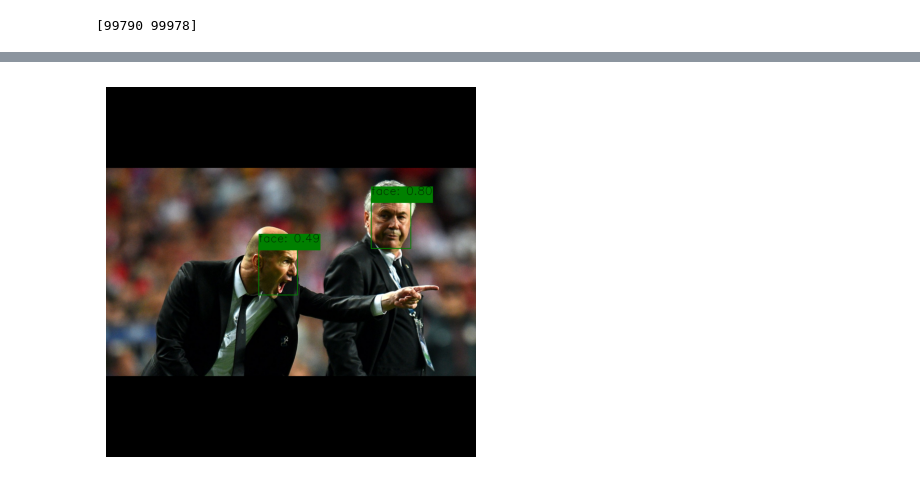
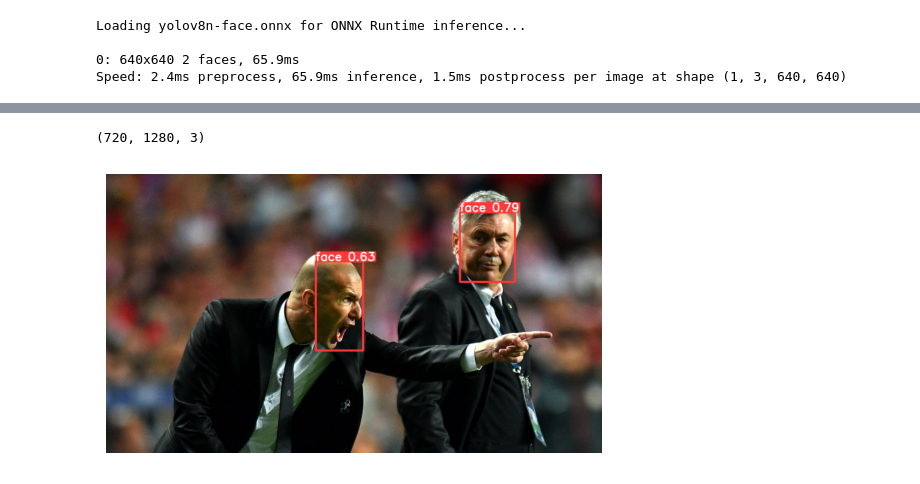
Before and after one commit to Syrenny/face_detection, a Jupyter notebook: test.ipynb, the cells around one changed output, grey strips where cells are left out. Saved outputs shown, nothing was run; the diff lists cells and outputs as text; code cells hidden in the pictures.

```diff
--- a/test.ipynb
+++ b/test.ipynb
@@ -319,7 +145,7 @@ import matplotlib.pyplot as plt
 
 
 # Создаем экземпляр детектора
-detector = Yolov5Detector()
+detector = Yolov8Detector()
 
 # Загружаем изображение для тестирования
 image_path = 'zidane.jpg'
@@ -328,10 +154,15 @@ image = cv2.imread(image_path)
 # Выполняем детекцию
 result_image = detector(image)
 
+result_image= cv2.cvtColor(result_image, cv2.COLOR_BGR2RGB)
+print(result_image.shape)
 # Отображаем результаты с помощью Matplotlib
 plt.imshow(result_image)
 plt.savefig('transformed_image.jpg')  # Save the image to a file
 plt.axis('off')
 plt.show()
 # %% [output]
-[99790 99978]
+Loading yolov8n-face.onnx for ONNX Runtime inference...
+
+0: 640x640 2 faces, 65.9ms
+Speed: 2.4ms preprocess, 65.9ms inference, 1.5ms postprocess per image at shape (1, 3, 640, 640)
@@ -338 +172,2 @@ plt.show()
+(720, 1280, 3)
-[figure, old version]
+[figure, new version]
```
Also changed, not shown: parts of 4 cells of this notebook.
